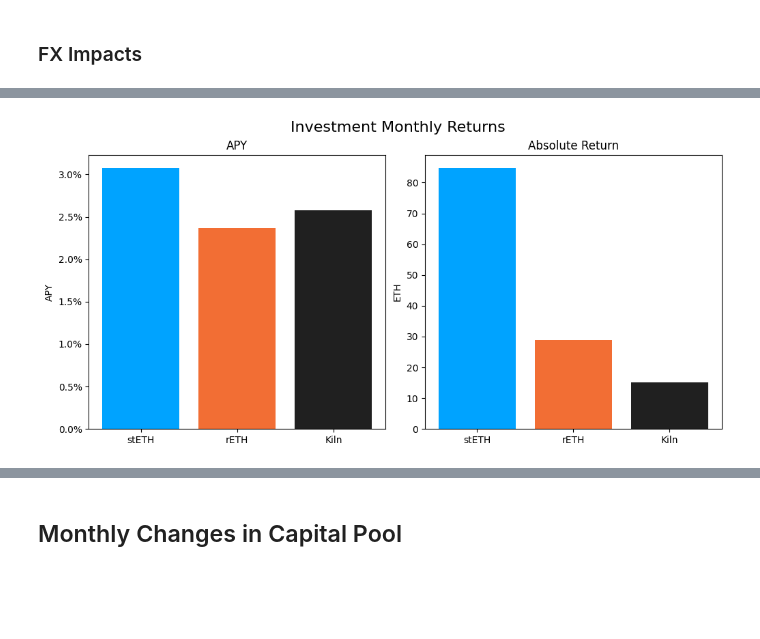
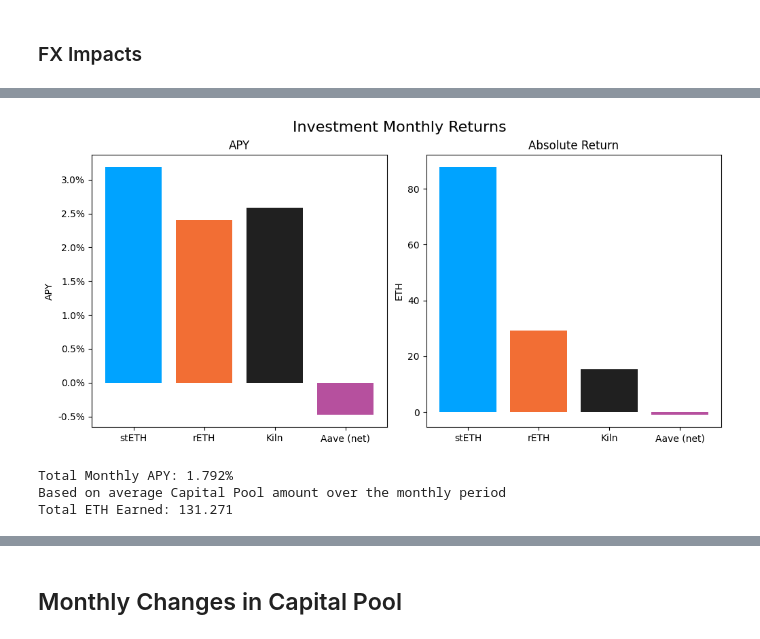
Before and after one commit to rmelbardis/InvestmentMonitoring, a Jupyter notebook: InvestmentMonitoring.ipynb, the cells around one changed output, grey strips where cells are left out. Saved outputs shown, nothing was run; the diff lists cells and outputs as text; code cells hidden in the pictures; blank space fills up the shorter version.

```diff
--- a/InvestmentMonitoring.ipynb
+++ b/InvestmentMonitoring.ipynb
@@ -40,7 +40,7 @@ covers_list_result = dune.get_latest_result_dataframe(2303588)
 Kiln Rewards - [AB Safe Enzyme App](https://app.safe.global/apps/open?safe=eth:0x51ad1265C8702c9e96Ea61Fe4088C2e22eD4418e&appUrl=https%3A%2F%2Fapp.enzyme.finance)
 # %%
 # manually input the valuation date as a string in the format 'dd-mm-yyyy'
-valn_date_str = '30-05-2024'
+valn_date_str = '31-05-2024'
 
 # manually input idle Enzyme Portion
 Enzyme_idle_portion = 6585
@@ -56,12 +56,15 @@ kiln_deposit_date = datetime(year=2023, month=8, day=30)
 # kiln_claim_end_date = datetime(year=2024, month=4, day=26, tzinfo=timezone.utc)
 kiln_claim_start_date = datetime(year=2024, month=4, day=24)
 kiln_claim_end_date = datetime(year=2024, month=4, day=26)
-kiln_current = 21.2602
+kiln_current = 21.2735
 
 kiln_total_rewards = kiln_first_round + kiln_current
 
 # manually input Dai Cover Re Monthly Withdrawals
 dai_cover_re_withdrawals = 4_090_353
+
+# average days in month
+avg_days_in_month = 30.436875
 # %%
 # create valuation datetime
 # valn_date = datetime.strptime(valn_date_str, '%d-%m-%Y').replace(tzinfo=timezone.utc)
@@ -250,0 +289,4 @@ DAI FX Impact = 57.631044850422626
+# %%
+cover_re_date_str = '23-05-2024'
+cover_re_date = datetime.strptime(cover_re_date_str, '%d-%m-%Y')
+eth_usd_cover_re_date = df_cap.loc[df_cap['day'] == cover_re_date]['rate_ETH_USD'].values[0]
@@ -250,0 +328,7 @@ DAI FX Impact = 57.631044850422626
+# %%
+# debtUSDC FX impact
+debtUSDC_opening = df_cap.loc[df_cap['day'] == cover_re_date]['variableDebtEthUSDC'].values[0]
+
+# FX Impact
+debtUSDC_fx_change = debtUSDC_opening * eth_usd_cover_re_date / eth_usd_closing - debtUSDC_opening
+print(f'debtUSDC FX Impact = {debtUSDC_fx_change}')
@@ -253,5 +348,7 @@ DAI FX Impact = 57.631044850422626
 # %%
-# ETH denominated 30-day returns on individual investments
+# Full Monthly Returns
+
+# ETH denominated monthly returns on individual investments
 
 # stETH metrics in ETH
 stETH_monthly_opening = df_cap.loc[df_cap['day'] == eom_before_valn_date]['stETH'].values[0]
@@ -260,7 +357,7 @@ stETH_monthly_return = stETH_closing - stETH_monthly_opening
 # stETH monthly percentage
 stETH_monthly_percentage = stETH_monthly_return / stETH_monthly_opening
 # stETH annualised return last month
-stETH_monthly_APY = ((1 + stETH_monthly_percentage) ** 12 - 1)
+stETH_monthly_APY = (1 + stETH_monthly_percentage) ** 12 - 1
 print(f'stETH Monthly APY: {round(stETH_monthly_APY * 100, 3)}%')
 print(f'stETH Monthly Return: {round(stETH_monthly_return, 3)}')
 
@@ -271,7 +368,7 @@ rETH_monthly_return = rETH_closing - rETH_monthly_opening
 # rETH monthly percentage
 rETH_monthly_percentage = rETH_monthly_return / rETH_monthly_opening
 # rETH annualised return last month
-rETH_monthly_APY = ((1 + rETH_monthly_percentage) ** 12 - 1)
+rETH_monthly_APY = (1 + rETH_monthly_percentage) ** 12 - 1
 print(f'rETH Monthly APY: {round(rETH_monthly_APY * 100, 3)}%')
 print(f'rETH Monthly Return: {round(rETH_monthly_return, 3)}')
 
@@ -284,7 +381,7 @@ Enzyme_monthly_return = Enzyme_closing - Enzyme_monthly_opening
 # Enzyme monthly percentage
 Enzyme_monthly_percentage = Enzyme_monthly_return / Enzyme_monthly_opening
 # Enzyme annualised return last month
-Enzyme_monthly_APY = ((1 + Enzyme_monthly_percentage) ** 12 - 1)
+Enzyme_monthly_APY = (1 + Enzyme_monthly_percentage) ** 12 - 1
 Enzyme_monthly_APY_after_fees = Enzyme_monthly_APY - Enzyme_fee
 
 # Kiln standalone metrics in ETH
@@ -294,16 +391,9 @@ Kiln_monthly_return = Kiln_closing - Kiln_monthly_opening
 # Kiln monthly percentage
 Kiln_monthly_percentage = Kiln_monthly_return / Kiln_monthly_opening
 # Kiln annualised return last month
-Kiln_monthly_APY = ((1 + Kiln_monthly_percentage) ** 12 - 1)
+Kiln_monthly_APY = (1 + Kiln_monthly_percentage) ** 12 - 1
 Kiln_monthly_APY_after_fees = Kiln_monthly_APY - Enzyme_fee
-
-# Total ETH earned
-total_monthly_inv_earnings = round(stETH_monthly_return + rETH_monthly_return + Kiln_monthly_return, 3)
 
 print(f'Enzyme Monthly APY: {round(Enzyme_monthly_APY_after_fees * 100, 3)}%; Kiln Portion Monthly APY: {round(Kiln_monthly_APY_after_fees * 100, 3)}%')
 print(f'Kiln Monthly Return: {round(Kiln_monthly_return, 3)}')
-
-print(f'Total ETH Earned: {total_monthly_inv_earnings}')
-
-print ('All returns after fees')
 # %% [output]
@@ -318,32 +455,35 @@ All returns after fees
 # %%
 # MONTHLY RETURN GRAPHS FOR INDIVIDUAL INVESTMENTS
 
-labels = ['stETH', 'rETH', 'Kiln']
-colors = ['#00a3ff', '#f26e34', '#202020']
+labels = ['stETH', 'rETH', 'Kiln', 'Aave (net)']
+colors = ['#00a3ff', '#f26e34', '#202020', '#b6509e']
 
 # Destructuring initialization
 fig, axs = plt.subplots(1, 2, figsize=(10,5))
 fig.suptitle(f'Investment Monthly Returns', fontsize=16)
 fig.tight_layout()
 fig.subplots_adjust(top=0.88)
 
 # Subplot
-axs[0].bar(labels, [stETH_monthly_APY, rETH_monthly_APY, Kiln_monthly_APY_after_fees], color=colors)
+axs[0].bar(labels, [stETH_monthly_APY, rETH_monthly_APY, Kiln_monthly_APY_after_fees, aave_net_APY], color=colors)
 axs[0].set_title('APY')
 axs[0].set_ylabel('APY')
 tick_vals = axs[0].get_yticks()
 axs[0].set_yticklabels(['{:,.1%}'.format(x) for x in tick_vals])
 
 # Subplot
-axs[1].bar(labels, [stETH_monthly_return, rETH_monthly_return, Kiln_monthly_return*(1-0.0015)], color=colors);
+axs[1].bar(labels, [stETH_monthly_return, rETH_monthly_return, Kiln_monthly_return*(1-0.0015), aave_net_return], color=colors);
 axs[1].set_title('Absolute Return')
 axs[1].set_ylabel('ETH')
 
 plt.show();
 # %% [output]
-[figure, old version]
+[figure, new version]
 # %%
 # Total Monthly APY on the Capital Pool
+
+# Total ETH earned
+total_monthly_inv_earnings = round(stETH_monthly_return + rETH_monthly_return + Kiln_monthly_return + aave_net_return, 3)
 
 # averaging the total ETH value of capital pool over the monthly period
 total_cap_monthly_opening = df_cap.loc[df_cap['day'] == eom_before_valn_date]['sum'].values[0]
@@ -356,3 +496,8 @@ total_monthly_APY = ((1 + total_monthly_percentage) ** 12 - 1)
 
 print(f'Total Monthly APY: {round(total_monthly_APY * 100, 3)}%')
 print('Based on average Capital Pool amount over the monthly period')
+print(f'Total ETH Earned: {total_monthly_inv_earnings}')
+# %% [output]
+Total Monthly APY: 1.792%
+Based on average Capital Pool amount over the monthly period
+Total ETH Earned: 131.271
```
Also changed, not shown: parts of 25 cells of this notebook.
